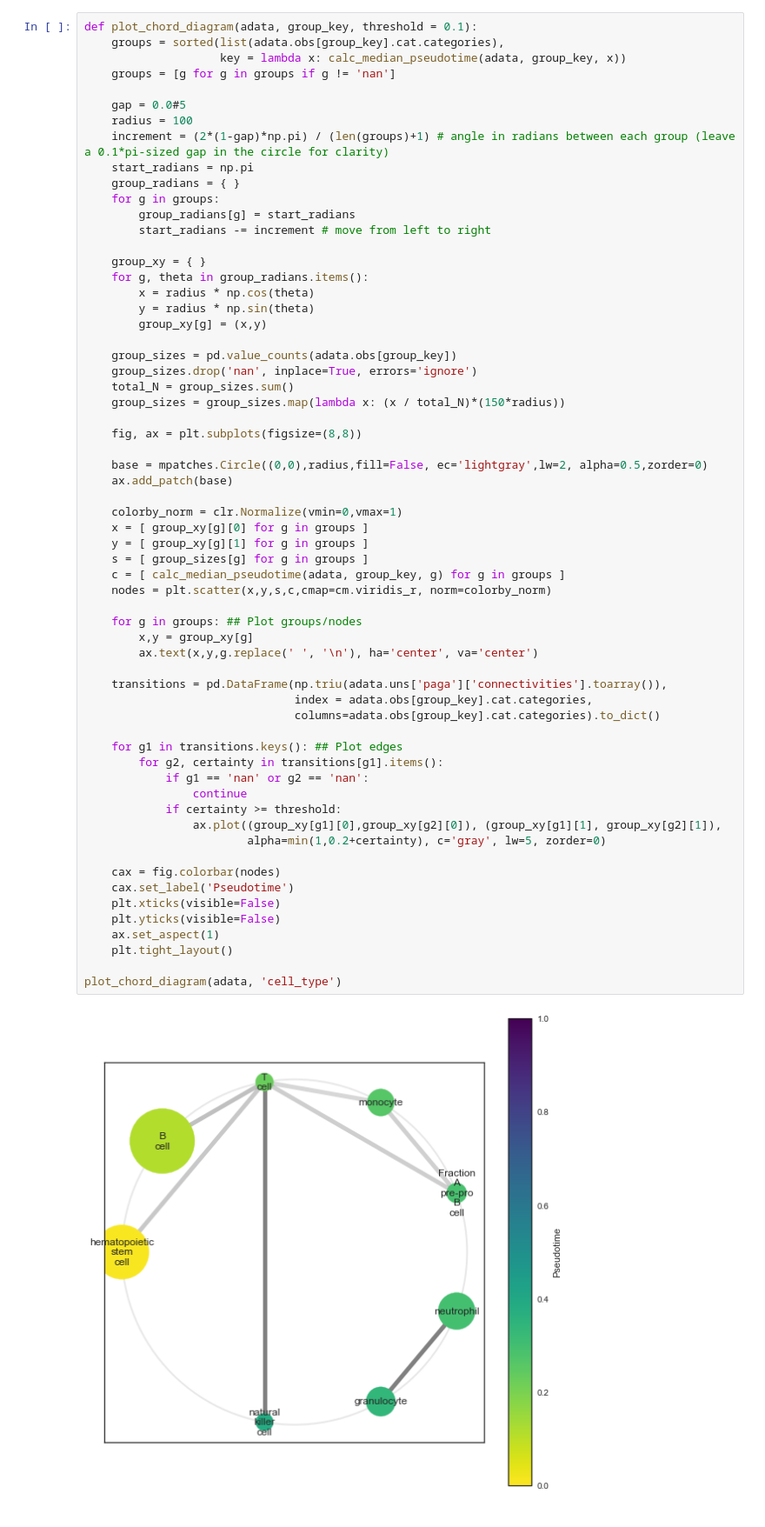
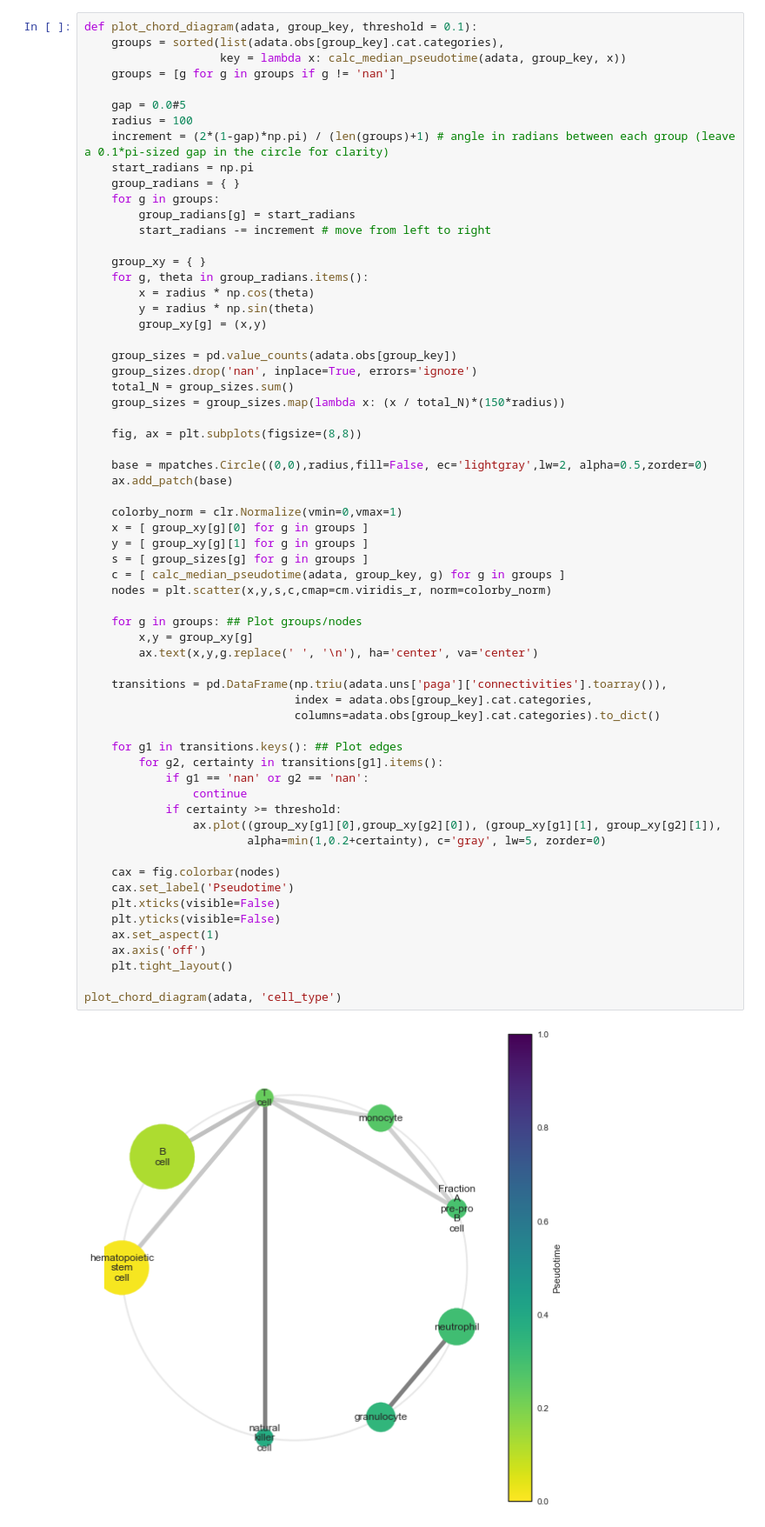
Before and after one commit to chanzuckerberg/cellxgene-compbio-methods, a Jupyter notebook: tabula-muris/bone-marrow-scanpy-trajectory.ipynb, the cells around one changed output. Shown: that part at 87% size. Saved outputs shown, nothing was run; the diff lists cells and outputs as text.

```diff
--- a/tabula-muris/bone-marrow-scanpy-trajectory.ipynb
+++ b/tabula-muris/bone-marrow-scanpy-trajectory.ipynb
@@ -275,34 +283,35 @@ def plot_chord_diagram(adata, group_key, threshold = 0.1):
     y = [ group_xy[g][1] for g in groups ]
     s = [ group_sizes[g] for g in groups ]
     c = [ calc_median_pseudotime(adata, group_key, g) for g in groups ]
     nodes = plt.scatter(x,y,s,c,cmap=cm.viridis_r, norm=colorby_norm)
 
     for g in groups: ## Plot groups/nodes
         x,y = group_xy[g]
         ax.text(x,y,g.replace(' ', '\n'), ha='center', va='center')
 
     transitions = pd.DataFrame(np.triu(adata.uns['paga']['connectivities'].toarray()),
                                index = adata.obs[group_key].cat.categories,
                                columns=adata.obs[group_key].cat.categories).to_dict()
 
     for g1 in transitions.keys(): ## Plot edges
         for g2, certainty in transitions[g1].items():
             if g1 == 'nan' or g2 == 'nan':
                 continue
             if certainty >= threshold:
                 ax.plot((group_xy[g1][0],group_xy[g2][0]), (group_xy[g1][1], group_xy[g2][1]),
                         alpha=min(1,0.2+certainty), c='gray', lw=5, zorder=0)
 
     cax = fig.colorbar(nodes)
     cax.set_label('Pseudotime')
     plt.xticks(visible=False)
     plt.yticks(visible=False)
     ax.set_aspect(1)
+    ax.axis('off')
     plt.tight_layout()
 
 plot_chord_diagram(adata, 'cell_type')
 # %% [output]
-[figure, old version]
+[figure, new version]
 # %%
 def downsample_by_cluster(adata, N, cluster_key = 'cell_type'):
     '''Cluster-informed downsampling of cells in an anndata object
```
Also changed, not shown: parts of 5 cells of this notebook.
